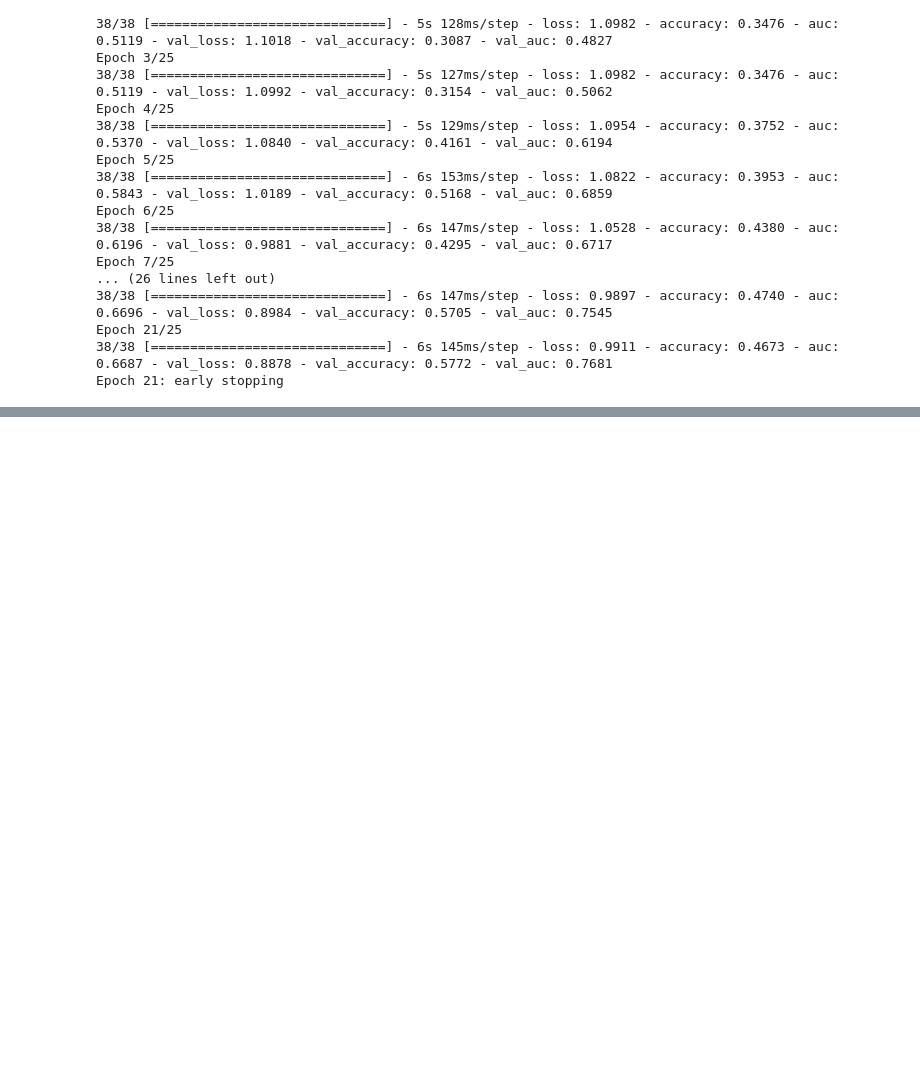
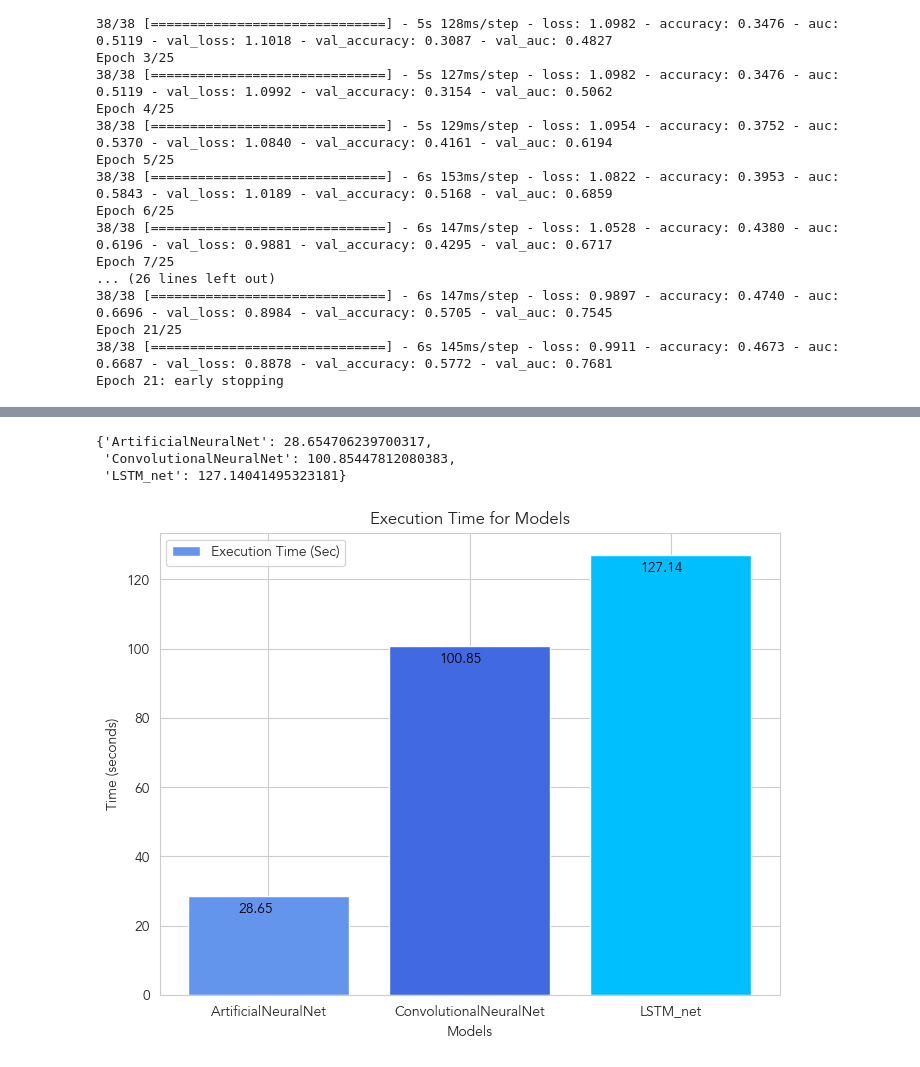
Before and after one commit to r0han99/neural-art-utility, a Jupyter notebook: miscellaneous/Exam-3-Part-3-RohanSaiNalla.ipynb, the cells around one changed output, grey strips where cells are left out. Drawn from its saved outputs; the diff is of its cells as text; code cells hidden in the pictures; blank space fills up the shorter version.

```diff
--- a/miscellaneous/Exam-3-Part-3-RohanSaiNalla.ipynb
+++ b/miscellaneous/Exam-3-Part-3-RohanSaiNalla.ipynb
@@ -687,0 +707,32 @@ weighted avg       0.63      0.57      0.55       150
+# %%
+record_times
+# %% [output]
+{'ArtificialNeuralNet': 28.654706239700317,
+ 'ConvolutionalNeuralNet': 100.85447812080383,
+ 'LSTM_net': 127.14041495323181}
+# %%
+import matplotlib.pyplot as plt
+
+data = {
+    'ArtificialNeuralNet': 28.654706239700317,
+    'ConvolutionalNeuralNet': 100.85447812080383,
+    'LSTM_net': 127.14041495323181
+}
+
+rounded_data = {key: round(value, 2) for key, value in data.items()}
+
+plt.figure(figsize=(8, 6))
+
+bars = plt.bar(rounded_data.keys(), rounded_data.values(), color=['cornflowerblue', 'royalblue', 'deepskyblue'])
+
+for bar in bars:
+    plt.text(bar.get_x() + bar.get_width() / 2 - 0.15, bar.get_height() - 5, str(bar.get_height()), color='black', fontweight='bold')
+
+plt.xlabel('Models')
+plt.ylabel('Time (seconds)')
+plt.title('Execution Time for Models')
+plt.legend(['Execution Time (Sec)'])
+
+plt.show()
+# %% [output]
+[figure, added]
```
Also changed, not shown: parts of 26 cells of this notebook.
